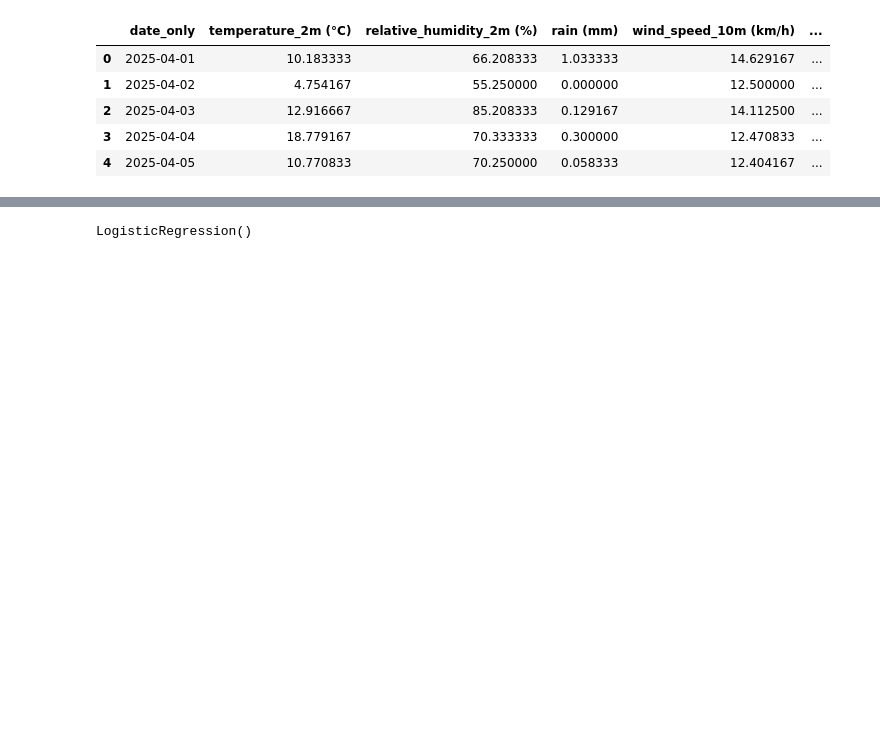
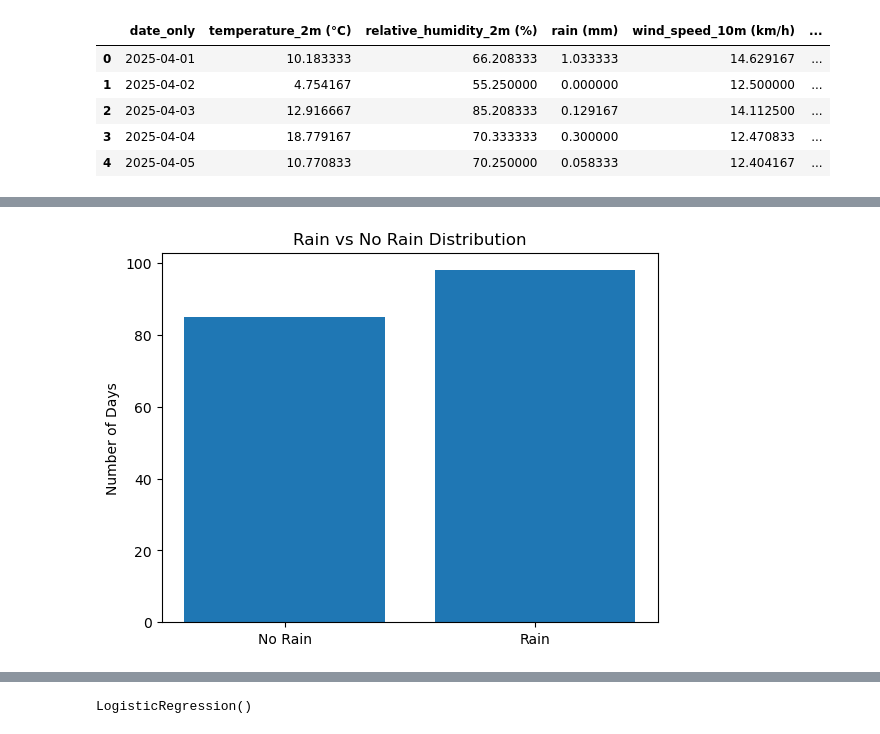
Before and after one commit to ar3lyy/DataScienceFinalProject, a Jupyter notebook: RainPredictionModel.ipynb, the cells around one changed output, grey strips where cells are left out. Cells and saved outputs as stored; diff of their text form; code cells hidden in the pictures; blank space fills up the shorter version.

```diff
--- a/RainPredictionModel.ipynb
+++ b/RainPredictionModel.ipynb
@@ -100,0 +118,16 @@ max    1030.500000     1.000000
+# %%
+import matplotlib.pyplot as plt
+import seaborn as sns
+
+# --- Rain vs No Rain distribution ---
+# This plot shows the number of rainy vs non rainy days in the dataset.
+# A relatively balanced distribution to ensure that the model is not biased
+# toward one class, which helps improve the reliability of predictions.
+rain_counts = df['rain_binary'].value_counts().sort_index()
+
+plt.bar(["No Rain", "Rain"], rain_counts)
+plt.title("Rain vs No Rain Distribution")
+plt.ylabel("Number of Days")
+plt.show()
+# %% [output]
+[figure, added]
```
Also changed, not shown: parts of 9 cells of this notebook.
